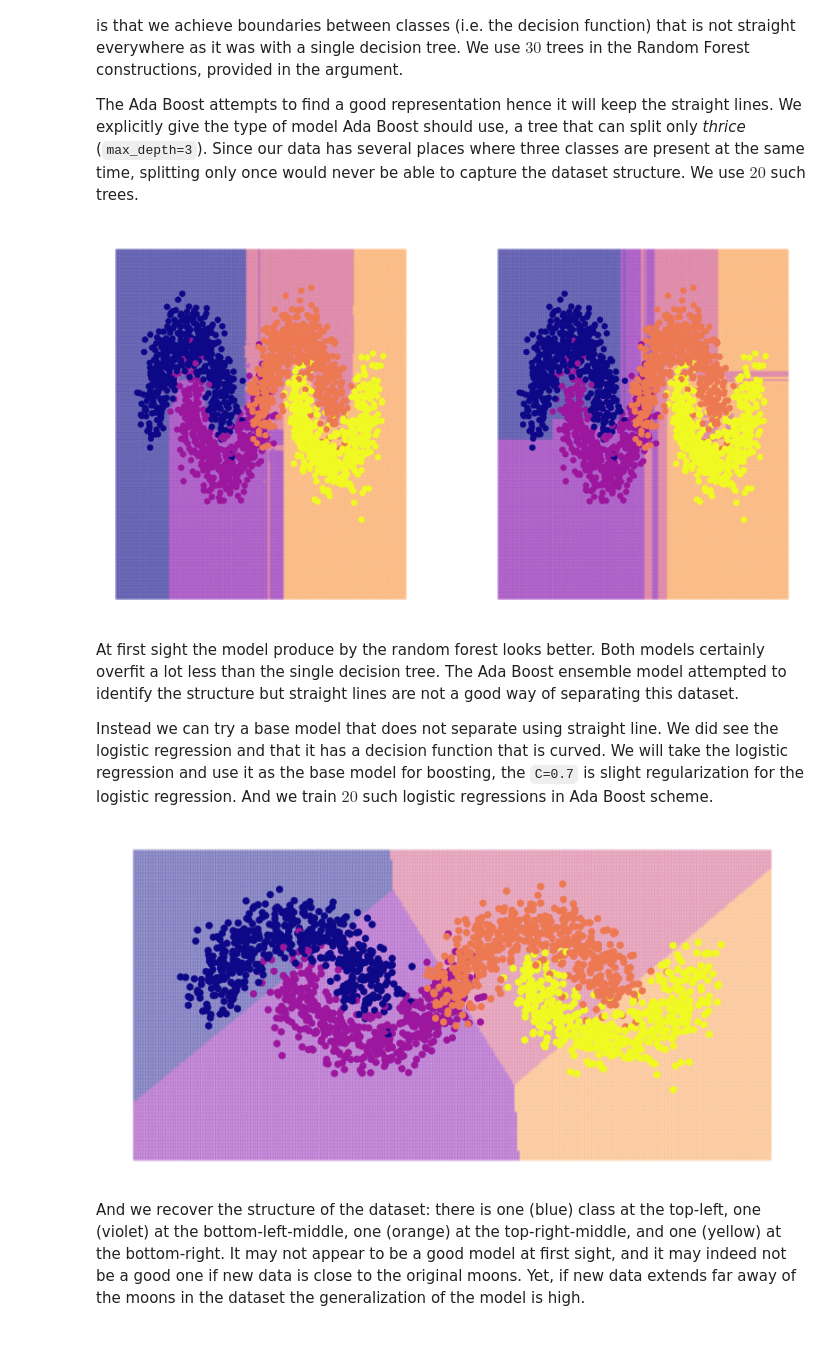
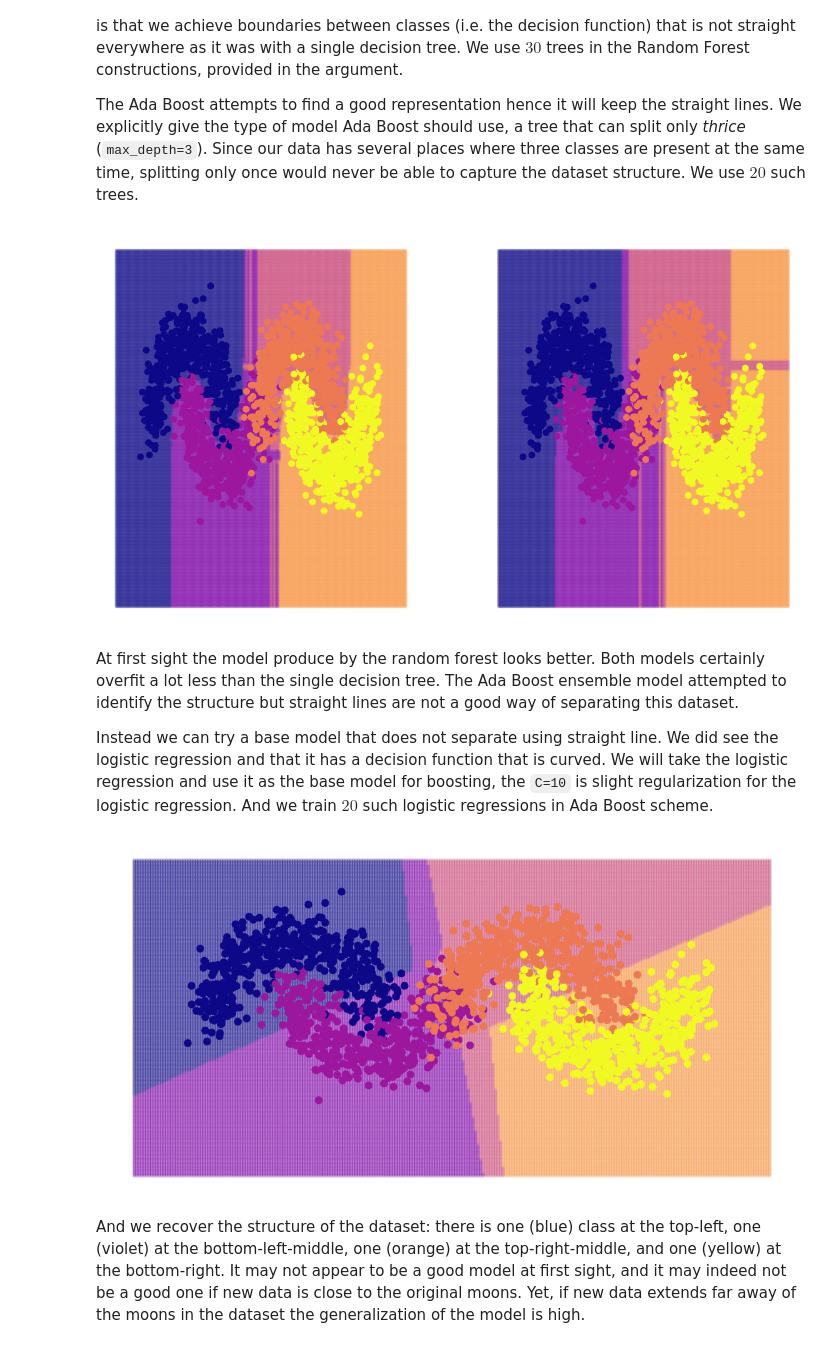
Before and after one commit to grochmal/daml, a Jupyter notebook: nb/sl-ensembles.ipynb, the cells around one changed output. Saved outputs shown, nothing was run; the diff lists cells and outputs as text; code cells hidden in the pictures.

```diff
--- a/nb/sl-ensembles.ipynb
+++ b/nb/sl-ensembles.ipynb
@@ -38,10 +38,7 @@ previous model.
 Most commonly Ada Boost is used with trees but other models are also possible.
 # %%
 import numpy as np
-import pandas as pd
 import matplotlib.pyplot as plt
-%matplotlib inline
-plt.style.use('seaborn-talk')
 from sklearn.datasets import make_moons
 from sklearn.tree import DecisionTreeClassifier
 from sklearn.ensemble import RandomForestClassifier, AdaBoostClassifier
@@ -158,15 +155,15 @@ gx, gy = gx.reshape(-1), gy.reshape(-1)
 
 y_hat = model_l.predict(np.c_[gx, gy])
 ax_l.scatter(gx, gy, c=plt.cm.plasma(y_hat / 4), alpha=0.2, s=10)
-ax_l.scatter(X[:, 0], X[:, 1], s=60, c=y, cmap='plasma');
+ax_l.scatter(X[:, 0], X[:, 1], s=60, c=y, cmap="plasma")
 ax_l.axis('off')
 
 y_hat = model_r.predict(np.c_[gx, gy])
 ax_r.scatter(gx, gy, c=plt.cm.plasma(y_hat / 4), alpha=0.2, s=10)
-ax_r.scatter(X[:, 0], X[:, 1], s=60, c=y, cmap='plasma');
-ax_r.axis('off');
+ax_r.scatter(X[:, 0], X[:, 1], s=60, c=y, cmap="plasma")
+ax_r.axis("off");
 # %% [output]
-[figure, old version]
+[figure, new version]
 # %% [markdown]
 At first sight the model produce by the random forest looks better.
 Both models certainly overfit a lot less than the single decision tree.
@@ -176,26 +173,26 @@ but straight lines are not a good way of separating this dataset.
 Instead we can try a base model that does not separate using straight line.
 We did see the logistic regression and that it has a decision function that is curved.
 We will take the logistic regression and use it as the base model for boosting,
-the `C=0.7` is slight regularization for the logistic regression.
+the `C=10` is slight regularization for the logistic regression.
 And we train $20$ such logistic regressions in Ada Boost scheme.
 # %%
 from sklearn.linear_model import LogisticRegression
 
-model = AdaBoostClassifier(LogisticRegression(C=0.7), n_estimators=10)
+model = AdaBoostClassifier(LogisticRegression(C=10), n_estimators=10)
 model.fit(X, y)
 
 fig, ax = plt.subplots(figsize=(14, 7))
 gx = np.linspace(-2, 6, 256)
 gy = np.linspace(-2, 2, 256)
 gx, gy = np.meshgrid(gx, gy)
 gx, gy = gx.reshape(-1), gy.reshape(-1)
 
 y_hat = model.predict(np.c_[gx, gy])
 ax.scatter(gx, gy, c=plt.cm.plasma(y_hat / 4), alpha=0.2, s=10)
-ax.scatter(X[:, 0], X[:, 1], s=60, c=y, cmap='plasma');
-ax.axis('off');
+ax.scatter(X[:, 0], X[:, 1], s=60, c=y, cmap="plasma")
+ax.axis("off");
 # %% [output]
-[figure, old version]
+[figure, new version]
 # %% [markdown]
 And we recover the structure of the dataset:
 there is one (blue) class at the top-left,
```
Also changed, not shown: parts of 1 cell of this notebook, 20 other files.
